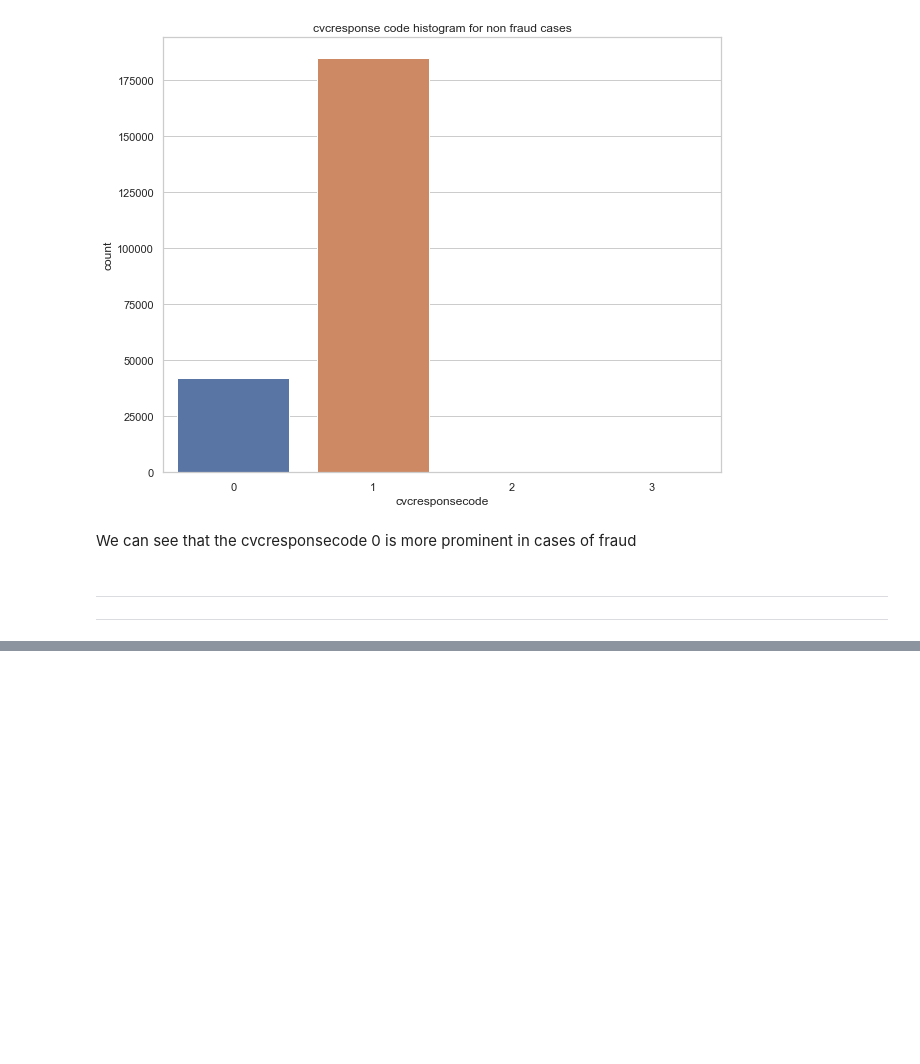
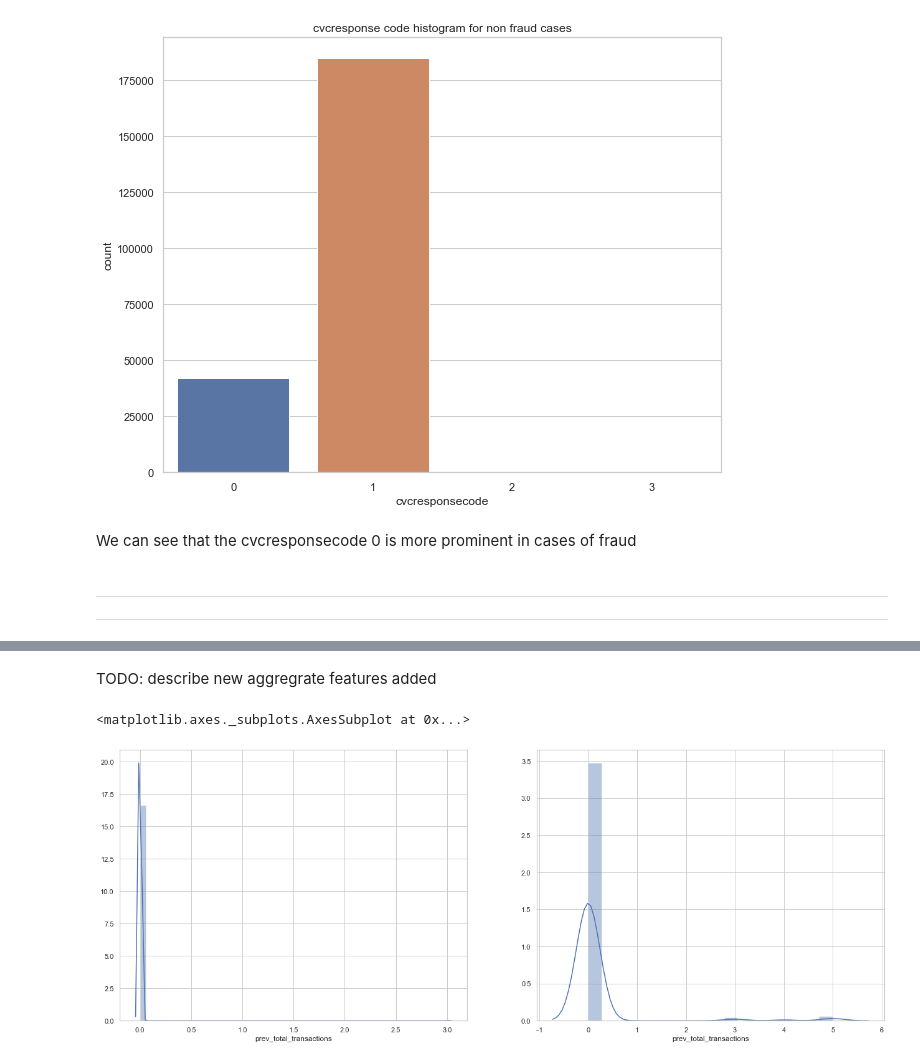
Before and after one commit to sharwinbobde/cyber-data-analytics, a Jupyter notebook: Part 1/Part1.ipynb, the cells around one changed output, grey strips where cells are left out. Cells and saved outputs as stored; diff of their text form; code cells hidden in the pictures; blank space fills up the shorter version.

```diff
--- a/Part 1/Part1.ipynb
+++ b/Part 1/Part1.ipynb
@@ -301,0 +320,2 @@ We can see that the cvcresponsecode 0 is more prominent in cases of fraud
+# %%
+df_resample = pd.concat((df[df["simple_journal"] == 0].sample(frac=0.02, random_state=1337), df[df["simple_journal"] == 1]))
@@ -304,7 +340,7 @@ We can see that the cvcresponsecode 0 is more prominent in cases of fraud
 # %%
-df["countries_equal"] = df["shoppercountrycode"] == df["issuercountrycode"]
-df.loc[df["countries_equal"] == False, "countries_equal"] = 0
-df.loc[df["countries_equal"] == True, "countries_equal"] = 1
+df_resample["countries_equal"] = df_resample["shoppercountrycode"] == df_resample["issuercountrycode"]
+df_resample.loc[df_resample["countries_equal"] == False, "countries_equal"] = 0
+df_resample.loc[df_resample["countries_equal"] == True, "countries_equal"] = 1
 # %%
-df["day_of_week"] = df["creationdate"].dt.dayofweek
-df["hour"] = df["creationdate"].dt.hour
+df_resample["day_of_week"] = df_resample["creationdate"].dt.dayofweek
+df_resample["hour"] = df_resample["creationdate"].dt.hour
@@ -310,0 +367,12 @@ df["hour"] = df["creationdate"].dt.hour
+# %%
+df_resample = aggregate_features(df_resample)
+# %% [markdown]
+TODO: describe new aggregrate features added
+# %%
+f, (ax1, ax2) = plt.subplots(1,2,figsize =(22, 8))
+
+sns.distplot(df_resample[df_resample.simple_journal==0]["prev_total_transactions"], ax=ax1)
+sns.distplot(df_resample[df_resample.simple_journal==1]["prev_total_transactions"], ax=ax2)
+# %% [output]
+<matplotlib.axes._subplots.AxesSubplot at 0x...>
+[figure, added]
```
Also changed, not shown: parts of 35 cells of this notebook, 3 other files.
